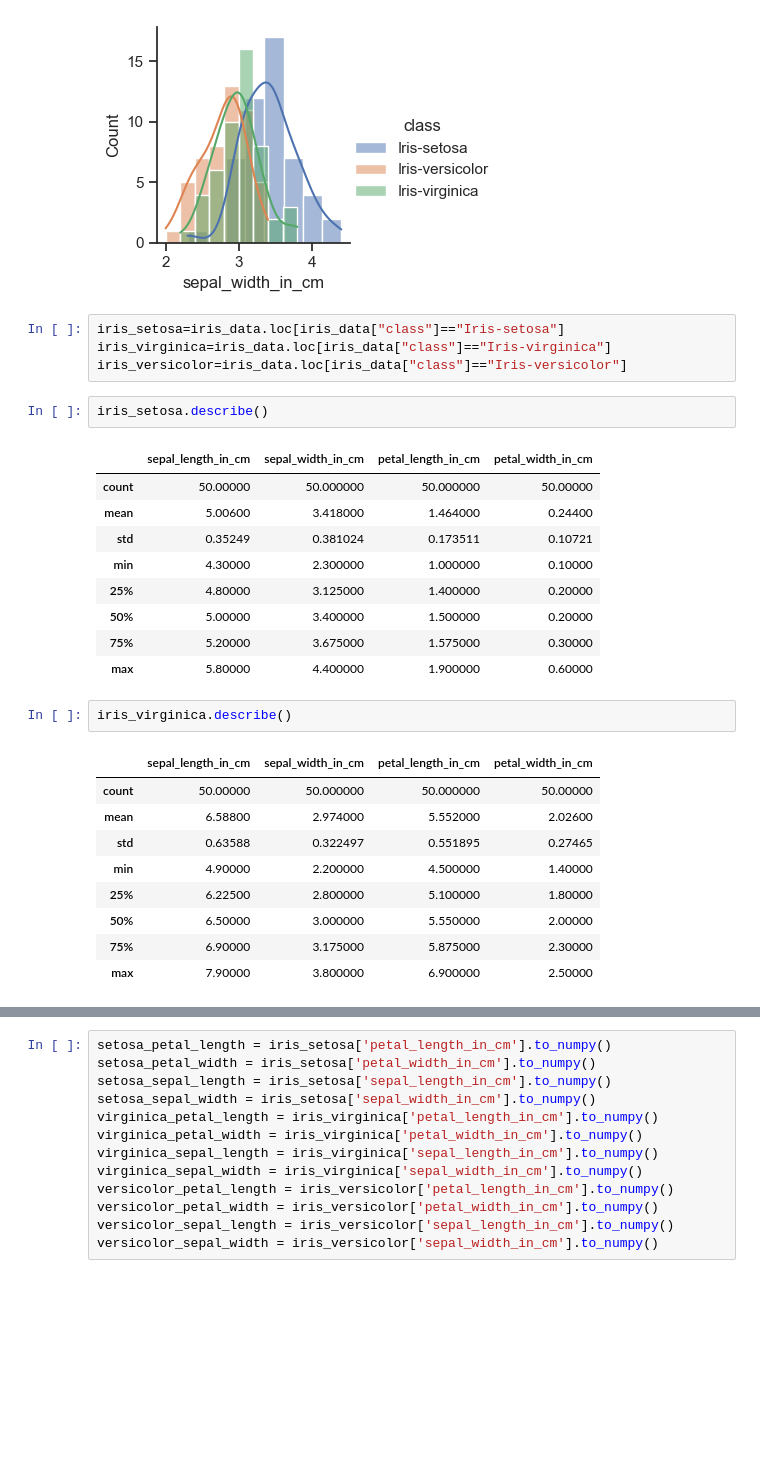
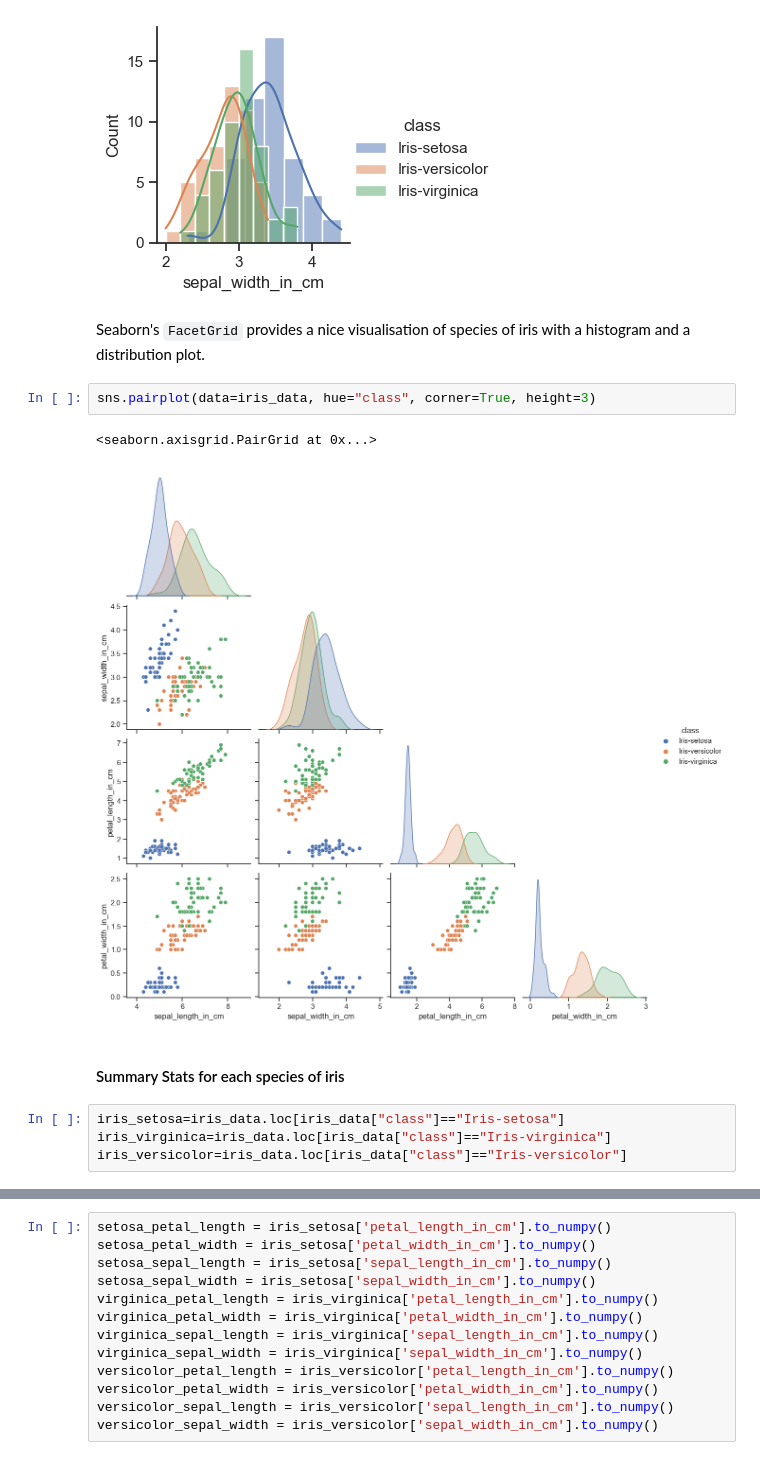
Before and after one commit to emma2d/Fundamentals_of_DA, a Jupyter notebook: project.ipynb, the cells around one changed output, grey strips where cells are left out. Cells and saved outputs as stored; diff of their text form; blank space fills up the shorter version.

```diff
--- a/project.ipynb
+++ b/project.ipynb
@@ -168,31 +200,16 @@ plt.show()
 [figure]
 [figure]
 [figure]
+# %% [markdown]
+Seaborn's `FacetGrid` provides a nice visualisation of species of iris with a histogram and a distribution plot.
+# %%
+sns.pairplot(data=iris_data, hue="class", corner=True, height=3)
+# %% [output]
+<seaborn.axisgrid.PairGrid at 0x...>
+[figure, added]
+# %% [markdown]
+#### Summary Stats for each species of iris
 # %%
 iris_setosa=iris_data.loc[iris_data["class"]=="Iris-setosa"]
 iris_virginica=iris_data.loc[iris_data["class"]=="Iris-virginica"]
 iris_versicolor=iris_data.loc[iris_data["class"]=="Iris-versicolor"]
-# %%
-iris_setosa.describe()
-# %% [output]
-|  | sepal_length_in_cm | sepal_width_in_cm | petal_length_in_cm | petal_width_in_cm |
-| count | 50.00000 | 50.000000 | 50.000000 | 50.00000 |
-| mean | 5.00600 | 3.418000 | 1.464000 | 0.24400 |
-| std | 0.35249 | 0.381024 | 0.173511 | 0.10721 |
-| min | 4.30000 | 2.300000 | 1.000000 | 0.10000 |
-| 25% | 4.80000 | 3.125000 | 1.400000 | 0.20000 |
-| 50% | 5.00000 | 3.400000 | 1.500000 | 0.20000 |
-| 75% | 5.20000 | 3.675000 | 1.575000 | 0.30000 |
-| max | 5.80000 | 4.400000 | 1.900000 | 0.60000 |
-# %%
-iris_virginica.describe()
-# %% [output]
-|  | sepal_length_in_cm | sepal_width_in_cm | petal_length_in_cm | petal_width_in_cm |
-| count | 50.00000 | 50.000000 | 50.000000 | 50.00000 |
-| mean | 6.58800 | 2.974000 | 5.552000 | 2.02600 |
-| std | 0.63588 | 0.322497 | 0.551895 | 0.27465 |
-| min | 4.90000 | 2.200000 | 4.500000 | 1.40000 |
-| 25% | 6.22500 | 2.800000 | 5.100000 | 1.80000 |
-| 50% | 6.50000 | 3.000000 | 5.550000 | 2.00000 |
-| 75% | 6.90000 | 3.175000 | 5.875000 | 2.30000 |
-| max | 7.90000 | 3.800000 | 6.900000 | 2.50000 |
```
Also changed, not shown: parts of 29 cells of this notebook, 1 other file.
